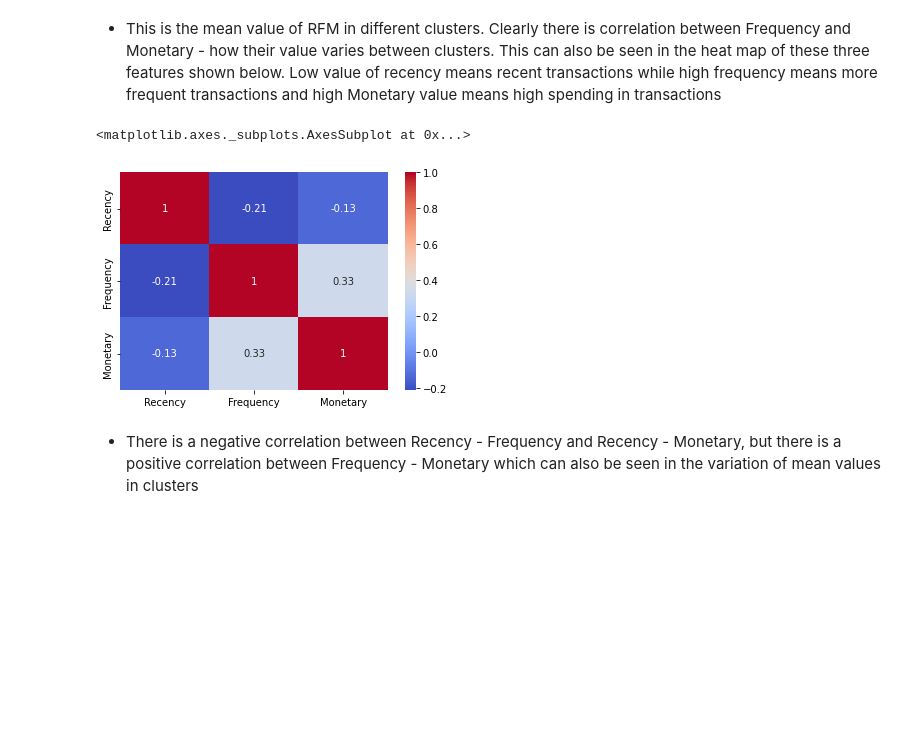
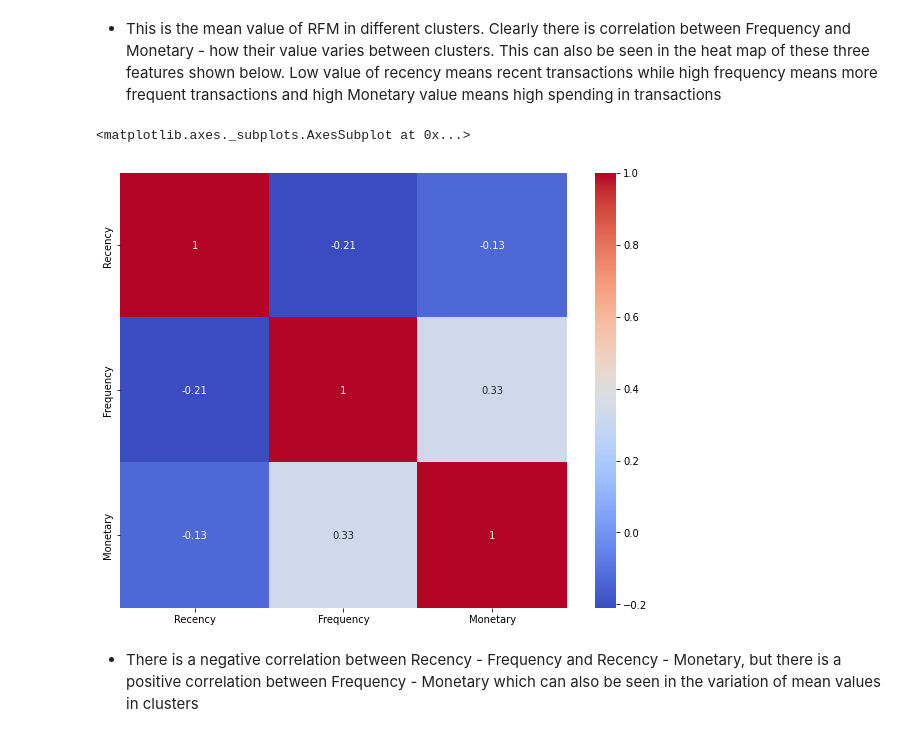
Before and after one commit to anupstar100/UML-Capston_Project-Customer_Segmentation, a Jupyter notebook: UML_Capston_Project_Online_Retail_Customer_Segmentation.ipynb, the cells around one changed output. Drawn from its saved outputs; the diff is of its cells as text; code cells hidden in the pictures; blank space fills up the shorter version.

```diff
--- a/UML_Capston_Project_Online_Retail_Customer_Segmentation.ipynb
+++ b/UML_Capston_Project_Online_Retail_Customer_Segmentation.ipynb
@@ -653,10 +649,11 @@ data_rfm.groupby(["cluster"])[['Recency','Frequency', 'Monetary']].mean()
 * This is the mean value of RFM in different clusters. Clearly there is correlation between Frequency and Monetary - how their value varies between clusters. This can also be seen in the heat map of these three features shown below. Low value of recency means recent transactions while high frequency means more frequent transactions and high Monetary value means high spending in transactions
 # %%
 # CHECKING CORRELATION
+plt.figure(figsize = (10, 8))
 sns.heatmap(data_rfm[['Recency','Frequency', 'Monetary']].corr(), cmap = "coolwarm", annot = True)
 # %% [output]
 <matplotlib.axes._subplots.AxesSubplot at 0x...>
-[figure, old version]
+[figure, new version]
 # %% [markdown]
 * There is a negative correlation between Recency - Frequency and Recency - Monetary, but there is a positive correlation between Frequency - Monetary which can also be seen in the variation of mean values in clusters
 # %%
```
Also changed, not shown: parts of 5 cells of this notebook.
